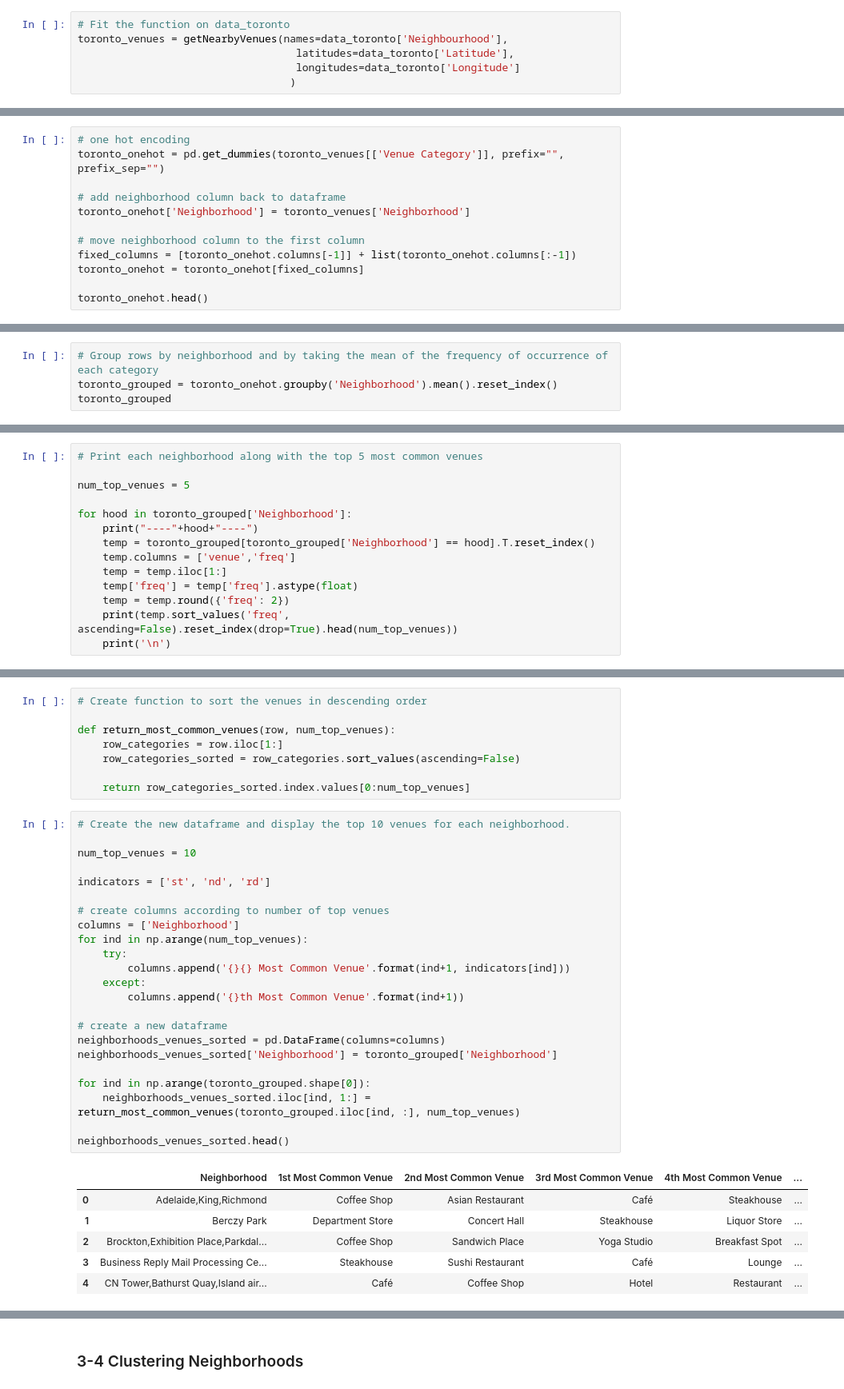
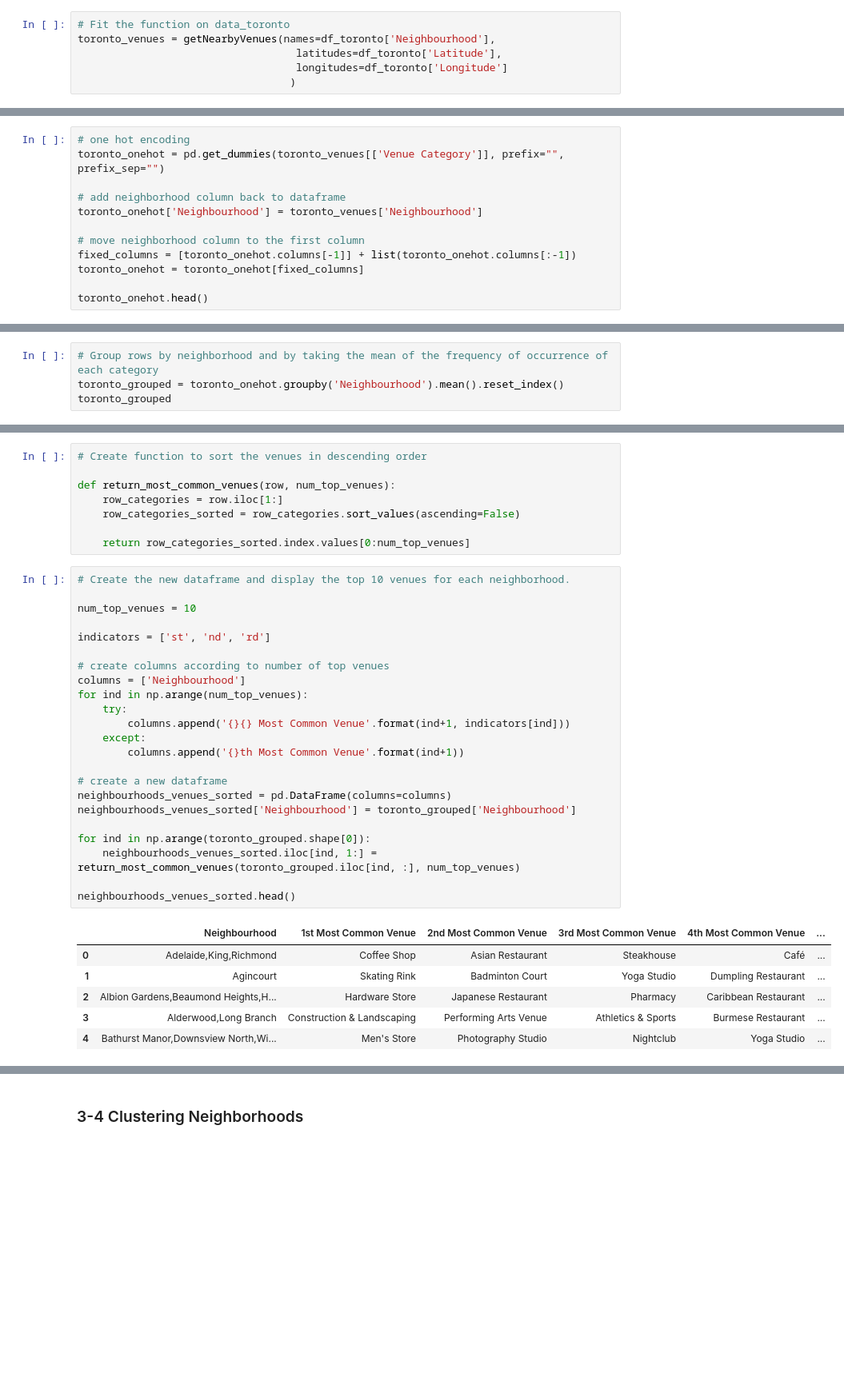
Before and after one commit to panhl12/Coursera_Capstone, a Jupyter notebook: Segmenting and Clustering of Toronto.ipynb, the cells around one changed output, grey strips where cells are left out. Shown at 80% size. Drawn from its saved outputs; the diff is of its cells as text; blank space fills up the shorter version.

```diff
--- a/Segmenting and Clustering of Toronto.ipynb
+++ b/Segmenting and Clustering of Toronto.ipynb
@@ -298,8 +281,8 @@ def getNearbyVenues(names, latitudes, longitudes, radius=300):
     return(nearby_venues)
 # %%
 # Fit the function on data_toronto
-toronto_venues = getNearbyVenues(names=data_toronto['Neighbourhood'],
-                                   latitudes=data_toronto['Latitude'],
-                                   longitudes=data_toronto['Longitude']
+toronto_venues = getNearbyVenues(names=df_toronto['Neighbourhood'],
+                                   latitudes=df_toronto['Latitude'],
+                                   longitudes=df_toronto['Longitude']
                                   )
 # %% [output]
@@ -365,7 +349,7 @@ There are 185 uniques categories.
 toronto_onehot = pd.get_dummies(toronto_venues[['Venue Category']], prefix="", prefix_sep="")
 
 # add neighborhood column back to dataframe
-toronto_onehot['Neighborhood'] = toronto_venues['Neighborhood']
+toronto_onehot['Neighbourhood'] = toronto_venues['Neighbourhood']
 
 # move neighborhood column to the first column
 fixed_columns = [toronto_onehot.columns[-1]] + list(toronto_onehot.columns[:-1])
@@ -387,5 +371,5 @@ toronto_onehot.shape
 # %%
 # Group rows by neighborhood and by taking the mean of the frequency of occurrence of each category
-toronto_grouped = toronto_onehot.groupby('Neighborhood').mean().reset_index()
+toronto_grouped = toronto_onehot.groupby('Neighbourhood').mean().reset_index()
 toronto_grouped
 # %% [output]
@@ -414,14 +397,0 @@ toronto_grouped.shape
-# %%
-# Print each neighborhood along with the top 5 most common venues
-
-num_top_venues = 5
-
-for hood in toronto_grouped['Neighborhood']:
-    print("----"+hood+"----")
-    temp = toronto_grouped[toronto_grouped['Neighborhood'] == hood].T.reset_index()
-    temp.columns = ['venue','freq']
-    temp = temp.iloc[1:]
-    temp['freq'] = temp['freq'].astype(float)
-    temp = temp.round({'freq': 2})
-    print(temp.sort_values('freq', ascending=False).reset_index(drop=True).head(num_top_venues))
-    print('\n')
@@ -454,30 +420,30 @@ def return_most_common_venues(row, num_top_venues):
 # %%
 # Create the new dataframe and display the top 10 venues for each neighborhood.
 
 num_top_venues = 10
 
 indicators = ['st', 'nd', 'rd']
 
 # create columns according to number of top venues
-columns = ['Neighborhood']
+columns = ['Neighbourhood']
 for ind in np.arange(num_top_venues):
     try:
         columns.append('{}{} Most Common Venue'.format(ind+1, indicators[ind]))
     except:
         columns.append('{}th Most Common Venue'.format(ind+1))
 
 # create a new dataframe
-neighborhoods_venues_sorted = pd.DataFrame(columns=columns)
-neighborhoods_venues_sorted['Neighborhood'] = toronto_grouped['Neighborhood']
+neighbourhoods_venues_sorted = pd.DataFrame(columns=columns)
+neighbourhoods_venues_sorted['Neighbourhood'] = toronto_grouped['Neighbourhood']
 
 for ind in np.arange(toronto_grouped.shape[0]):
-    neighborhoods_venues_sorted.iloc[ind, 1:] = return_most_common_venues(toronto_grouped.iloc[ind, :], num_top_venues)
+    neighbourhoods_venues_sorted.iloc[ind, 1:] = return_most_common_venues(toronto_grouped.iloc[ind, :], num_top_venues)
 
-neighborhoods_venues_sorted.head()
+neighbourhoods_venues_sorted.head()
 # %% [output]
-|  | Neighborhood | 1st Most Common Venue | 2nd Most Common Venue | 3rd Most Common Venue | 4th Most Common Venue | ... |
-| 0 | Adelaide,King,Richmond | Coffee Shop | Asian Restaurant | Café | Steakhouse | ... |
-| 1 | Berczy Park | Department Store | Concert Hall | Steakhouse | Liquor Store | ... |
-| 2 | Brockton,Exhibition Place,Parkdal... | Coffee Shop | Sandwich Place | Yoga Studio | Breakfast Spot | ... |
-| 3 | Business Reply Mail Processing Ce... | Steakhouse | Sushi Restaurant | Café | Lounge | ... |
-| 4 | CN Tower,Bathurst Quay,Island air... | Café | Coffee Shop | Hotel | Restaurant | ... |
+|  | Neighbourhood | 1st Most Common Venue | 2nd Most Common Venue | 3rd Most Common Venue | 4th Most Common Venue | ... |
+| 0 | Adelaide,King,Richmond | Coffee Shop | Asian Restaurant | Steakhouse | Café | ... |
+| 1 | Agincourt | Skating Rink | Badminton Court | Yoga Studio | Dumpling Restaurant | ... |
+| 2 | Albion Gardens,Beaumond Heights,H... | Hardware Store | Japanese Restaurant | Pharmacy | Caribbean Restaurant | ... |
+| 3 | Alderwood,Long Branch | Construction & Landscaping | Performing Arts Venue | Athletics & Sports | Burmese Restaurant | ... |
+| 4 | Bathurst Manor,Downsview North,Wi... | Men's Store | Photography Studio | Nightclub | Yoga Studio | ... |
```
Also changed, not shown: parts of 42 cells of this notebook.
